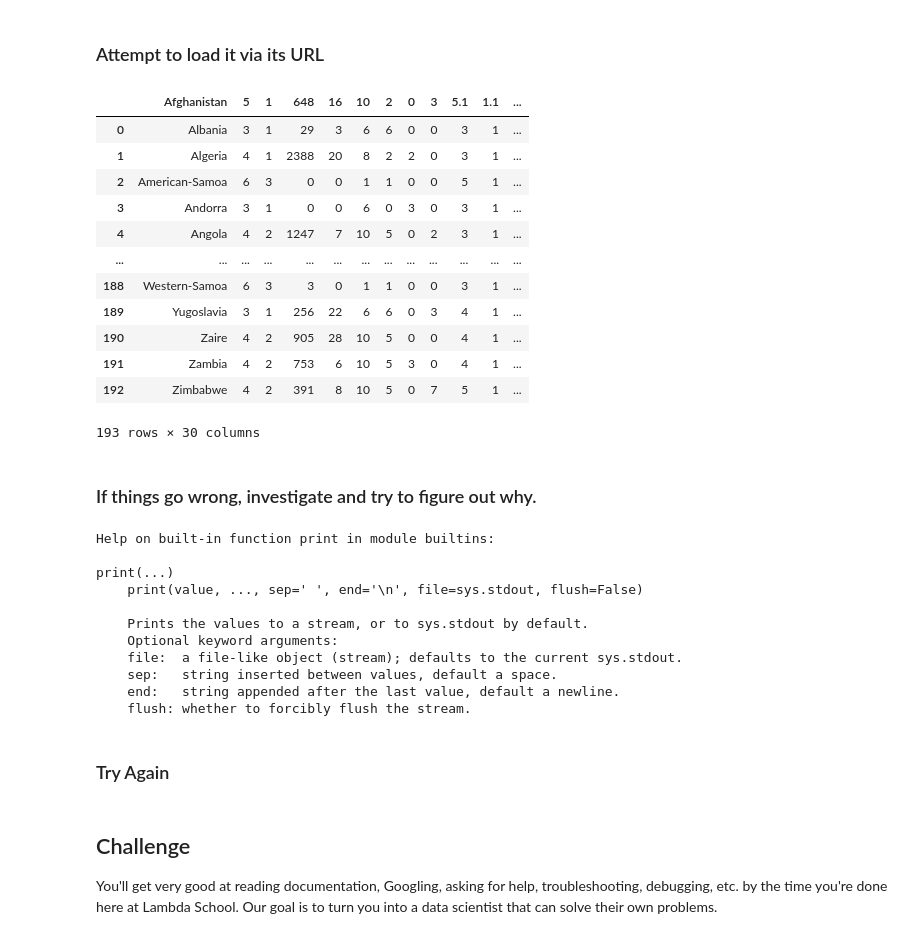
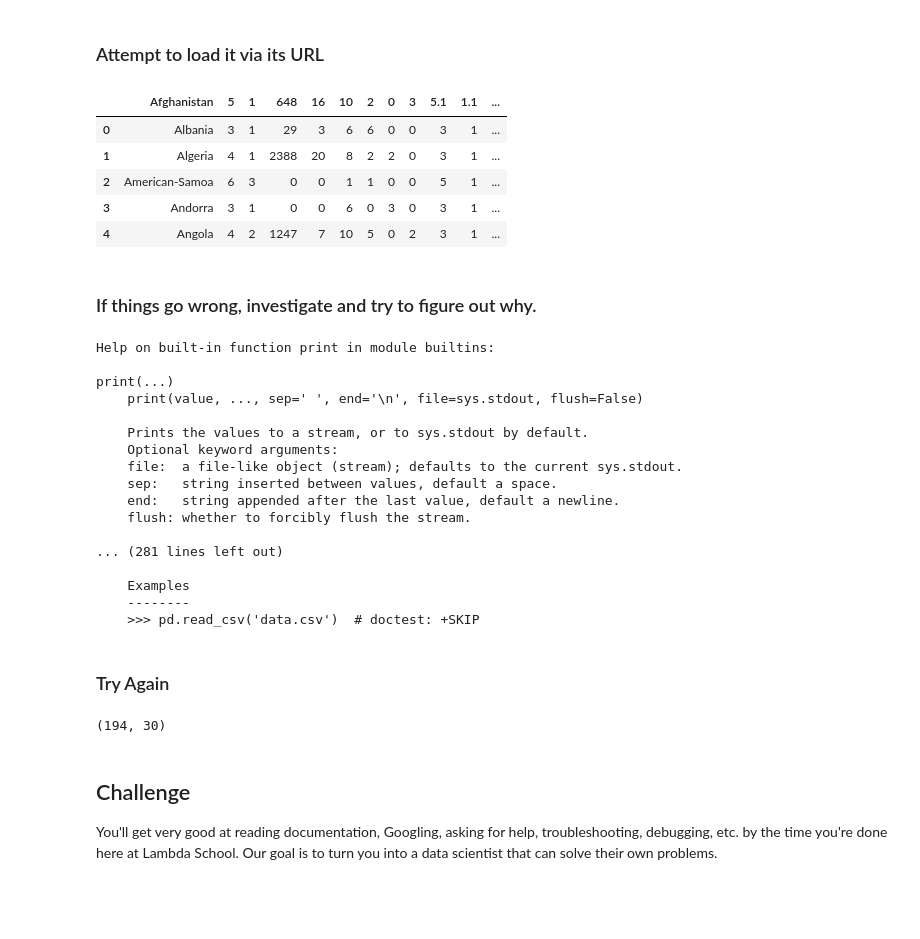
Before and after one commit to singparvi/DS-Unit-1-Sprint-1-Data-Wrangling-and-Storytelling, a Jupyter notebook: module1-exploratory-data-analysis/LS_DS_111_Exploratory_Data_Analysis.ipynb, the cells around one changed output. Drawn from its saved outputs; the diff is of its cells as text; code cells hidden in the pictures; blank space fills up the shorter version.

```diff
--- a/module1-exploratory-data-analysis/LS_DS_111_Exploratory_Data_Analysis.ipynb
+++ b/module1-exploratory-data-analysis/LS_DS_111_Exploratory_Data_Analysis.ipynb
@@ -174,31 +174,26 @@ Zimbabwe,4,2,391,8,10,5,0,7,5,1,1,0,1,1,1,0,green,0,0,0,0,1,0,1,1,1,0,green,gree
 # %%
 import pandas as pd
 
 
 # Load the flags dataset from its URL:
 df = pd.read_csv(flag_data_url)
-df
+
 
 # Load the flags dataset from its URL:
+df.head()
 # %% [output]
 |  | Afghanistan | 5 | 1 | 648 | 16 | 10 | 2 | 0 | 3 | 5.1 | 1.1 | ... |
 | 0 | Albania | 3 | 1 | 29 | 3 | 6 | 6 | 0 | 0 | 3 | 1 | ... |
 | 1 | Algeria | 4 | 1 | 2388 | 20 | 8 | 2 | 2 | 0 | 3 | 1 | ... |
 | 2 | American-Samoa | 6 | 3 | 0 | 0 | 1 | 1 | 0 | 0 | 5 | 1 | ... |
 | 3 | Andorra | 3 | 1 | 0 | 0 | 6 | 0 | 3 | 0 | 3 | 1 | ... |
 | 4 | Angola | 4 | 2 | 1247 | 7 | 10 | 5 | 0 | 2 | 3 | 1 | ... |
-| ... | ... | ... | ... | ... | ... | ... | ... | ... | ... | ... | ... | ... |
-| 188 | Western-Samoa | 6 | 3 | 3 | 0 | 1 | 1 | 0 | 0 | 3 | 1 | ... |
-| 189 | Yugoslavia | 3 | 1 | 256 | 22 | 6 | 6 | 0 | 3 | 4 | 1 | ... |
-| 190 | Zaire | 4 | 2 | 905 | 28 | 10 | 5 | 0 | 0 | 4 | 1 | ... |
-| 191 | Zambia | 4 | 2 | 753 | 6 | 10 | 5 | 3 | 0 | 4 | 1 | ... |
-| 192 | Zimbabwe | 4 | 2 | 391 | 8 | 10 | 5 | 0 | 7 | 5 | 1 | ... |
-193 rows × 30 columns
 # %% [markdown]
 ### If things go wrong, investigate and try to figure out why.
 # %%
 # Different ways to look at the documentation:
-help(print). #find out other ways to get help in python
+help(print) #find out other ways to get help in python
+help(pd.read_csv)
 # %% [output]
 Help on built-in function print in module builtins:
 
@@ -211,6 +206,12 @@ print(...)
     sep:   string inserted between values, default a space.
     end:   string appended after the last value, default a newline.
     flush: whether to forcibly flush the stream.
+
+... (281 lines left out)
+
+    Examples
+    --------
+    >>> pd.read_csv('data.csv')  # doctest: +SKIP
 # %% [markdown]
 ### Try Again
 # %%
@@ -223,6 +224,14 @@ column_headers = ['name', 'landmass', 'zone', 'area', 'population', 'language',
                   'circles', 'crosses', 'saltires', 'quarters', 'sunstars',
                   'crescent', 'triangle', 'icon', 'animate', 'text', 'topleft',
                   'botright']
+
+df = pd.read_csv(flag_data_url, names = column_headers)
+
+df.head() #method for object
+
+df.shape #attribute
+# %% [output]
+(194, 30)
 # %% [markdown]
 ## Challenge
 
```
Also changed, not shown: parts of 12 cells of this notebook.
